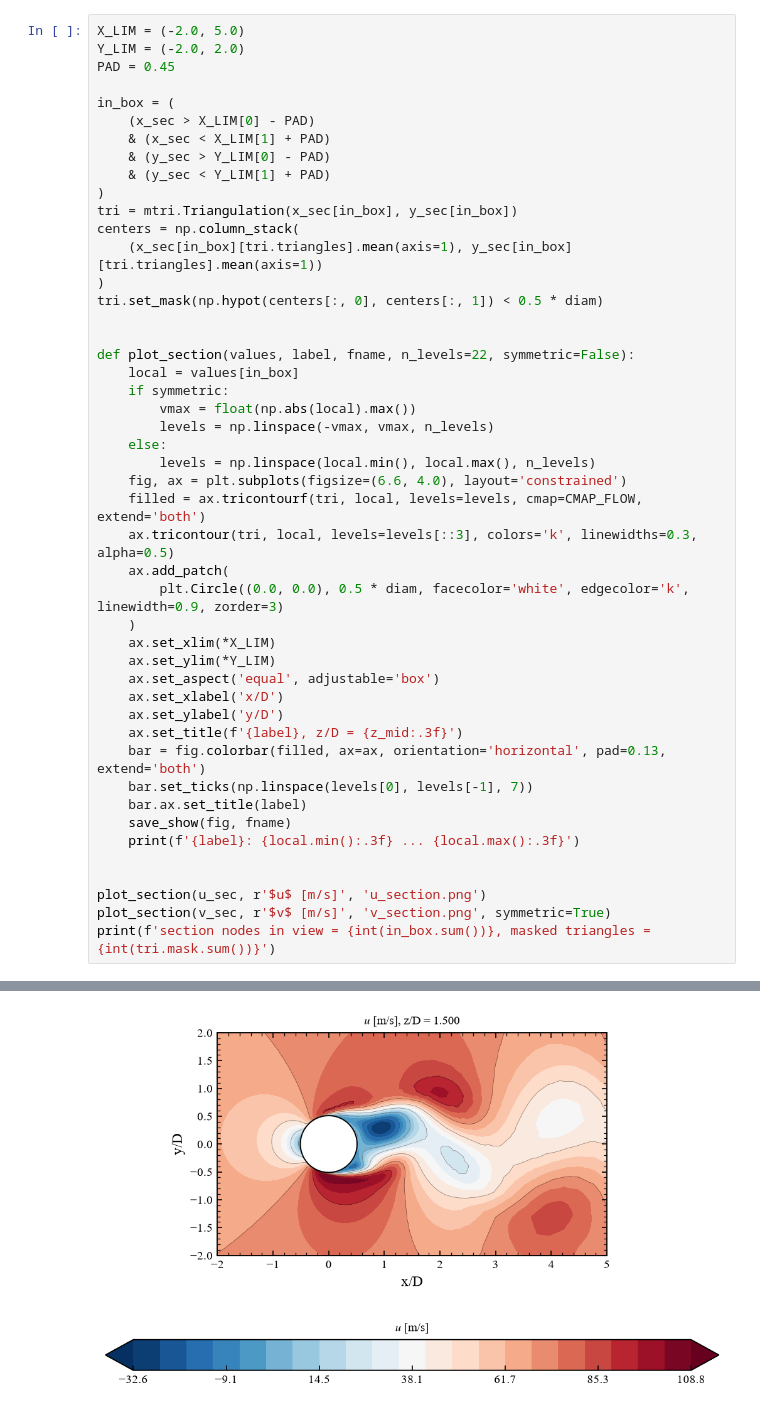
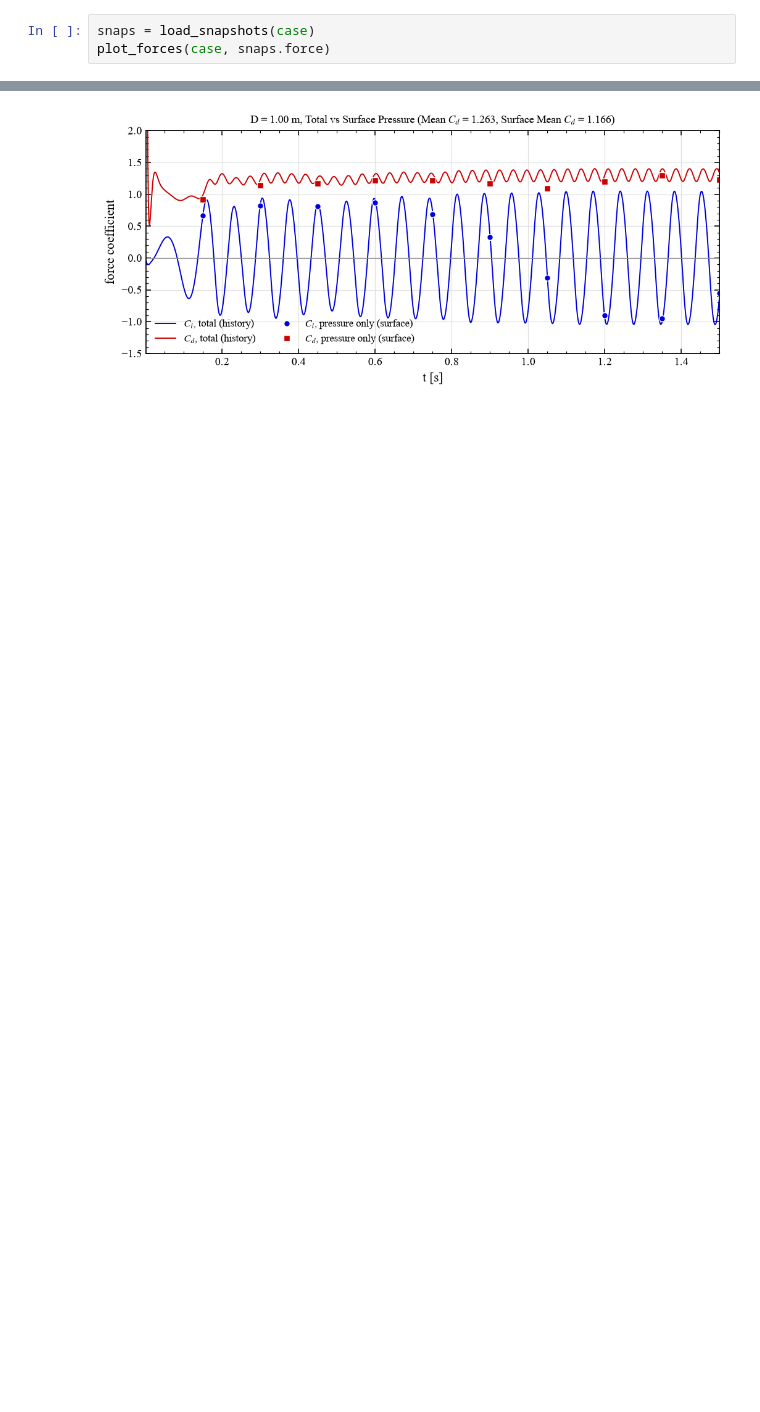
Before and after one commit to PurineAcO/PurineCFD-Plugin, a Jupyter notebook: src/3D/3Dplot.ipynb, the cells around one changed output, grey strips where cells are left out. Drawn from its saved outputs; the diff is of its cells as text; blank space fills up the shorter version.

```diff
--- a/src/3D/3Dplot.ipynb
+++ b/src/3D/3Dplot.ipynb
@@ -503,48 +51,4 @@ p_inf = 22.9002 Pa, q_inf = 0.644522 Pa
 # %%
-X_LIM = (-2.0, 5.0)
-Y_LIM = (-2.0, 2.0)
-PAD = 0.45
-
-in_box = (
-    (x_sec > X_LIM[0] - PAD)
-    & (x_sec < X_LIM[1] + PAD)
-    & (y_sec > Y_LIM[0] - PAD)
-    & (y_sec < Y_LIM[1] + PAD)
-)
-tri = mtri.Triangulation(x_sec[in_box], y_sec[in_box])
-centers = np.column_stack(
-    (x_sec[in_box][tri.triangles].mean(axis=1), y_sec[in_box][tri.triangles].mean(axis=1))
-)
-tri.set_mask(np.hypot(centers[:, 0], centers[:, 1]) < 0.5 * diam)
-
-
-def plot_section(values, label, fname, n_levels=22, symmetric=False):
-    local = values[in_box]
-    if symmetric:
-        vmax = float(np.abs(local).max())
-        levels = np.linspace(-vmax, vmax, n_levels)
-    else:
-        levels = np.linspace(local.min(), local.max(), n_levels)
-    fig, ax = plt.subplots(figsize=(6.6, 4.0), layout='constrained')
-    filled = ax.tricontourf(tri, local, levels=levels, cmap=CMAP_FLOW, extend='both')
-    ax.tricontour(tri, local, levels=levels[::3], colors='k', linewidths=0.3, alpha=0.5)
-    ax.add_patch(
-        plt.Circle((0.0, 0.0), 0.5 * diam, facecolor='white', edgecolor='k', linewidth=0.9, zorder=3)
-    )
-    ax.set_xlim(*X_LIM)
-    ax.set_ylim(*Y_LIM)
-    ax.set_aspect('equal', adjustable='box')
-    ax.set_xlabel('x/D')
-    ax.set_ylabel('y/D')
-    ax.set_title(f'{label}, z/D = {z_mid:.3f}')
-    bar = fig.colorbar(filled, ax=ax, orientation='horizontal', pad=0.13, extend='both')
-    bar.set_ticks(np.linspace(levels[0], levels[-1], 7))
-    bar.ax.set_title(label)
-    save_show(fig, fname)
-    print(f'{label}: {local.min():.3f} ... {local.max():.3f}')
-
-
-plot_section(u_sec, r'$u$ [m/s]', 'u_section.png')
-plot_section(v_sec, r'$v$ [m/s]', 'v_section.png', symmetric=True)
-print(f'section nodes in view = {int(in_box.sum())}, masked triangles = {int(tri.mask.sum())}')
+snaps = load_snapshots(case)
+plot_forces(case, snaps.force)
 # %% [output]
@@ -551 +71 @@ print(f'section nodes in view = {int(in_box.sum())}, masked triangles = {int(tri
-[figure, old version]
+[figure, new version]
```
Also changed, not shown: parts of 25 cells of this notebook, 11 other files.
